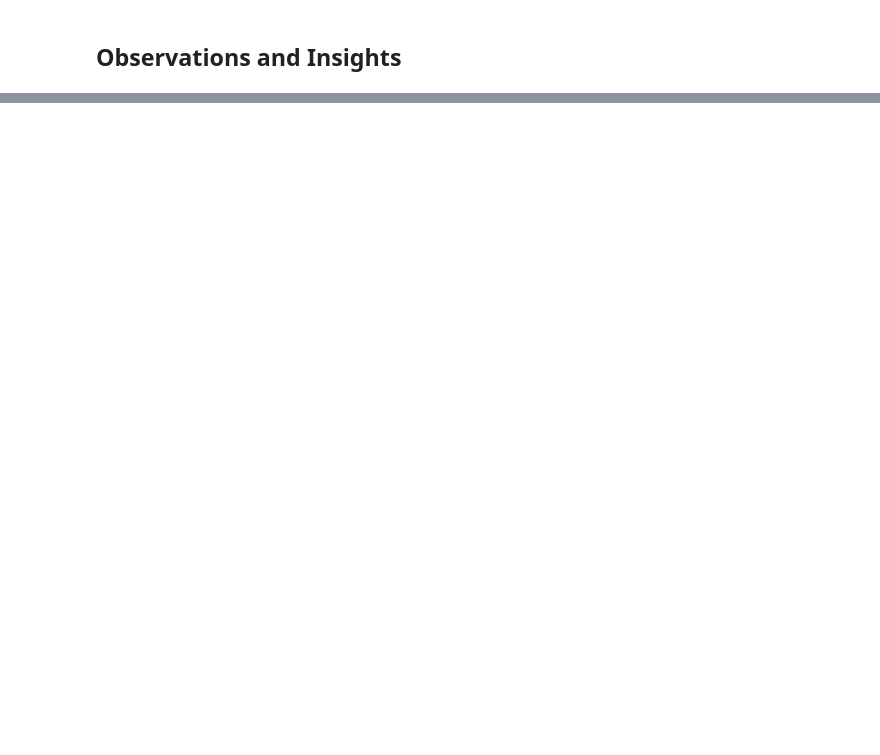
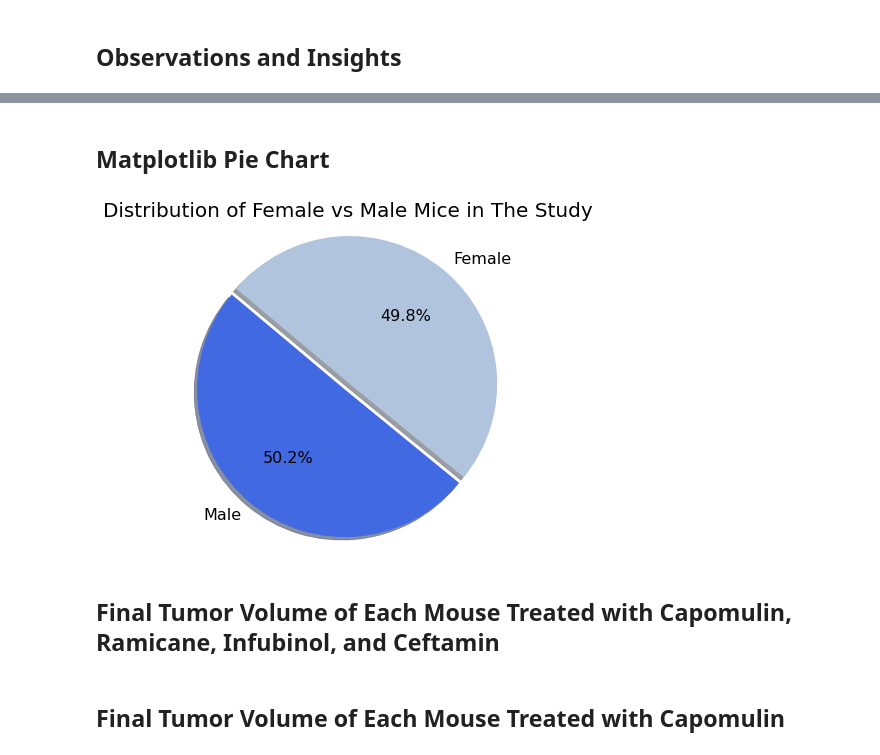
Before and after one commit to alpheus23/Matplotlib-Challenge, a Jupyter notebook: pymaceuticals.ipynb, the cells around one changed output, grey strips where cells are left out. Saved outputs shown, nothing was run; the diff lists cells and outputs as text; code cells hidden in the pictures; blank space fills up the shorter version.

Commit message:
finalizing all files

```diff
--- a/pymaceuticals.ipynb
+++ b/pymaceuticals.ipynb
@@ -156,0 +182,22 @@ total_mice_DF
+# %% [markdown]
+## Matplotlib Pie Chart
+# %%
+# Create a pie chart for female vs male mice distribution using matplotlib:
+explode=(0,0.05)
+colors=['royalblue','lightsteelblue']
+data=distribution_by_sex_df['Distribution']
+pie_2=plt.pie(data, colors=colors, explode=explode, shadow=True, startangle=140,
+              labels=['Male', 'Female'], autopct="%1.1f%%")
+plt.title('Distribution of Female vs Male Mice in The Study', fontsize=20)
+#plt.legend(labels=data.index, loc="best")
+plt.axis("equal")
+plt.rcParams['figure.figsize']=(6,6)
+plt.rcParams['font.size']=(16)
+
+plt.show()
+
+# Run this cell 2 times
+# %% [output]
+[figure, added]
+# %% [markdown]
+## Final Tumor Volume of Each Mouse Treated with Capomulin, Ramicane, Infubinol, and Ceftamin
@@ -156,0 +215,2 @@ total_mice_DF
+# %% [markdown]
+## Final Tumor Volume of Each Mouse Treated with Capomulin
```
Also changed, not shown: parts of 64 cells of this notebook, 2 other files.
